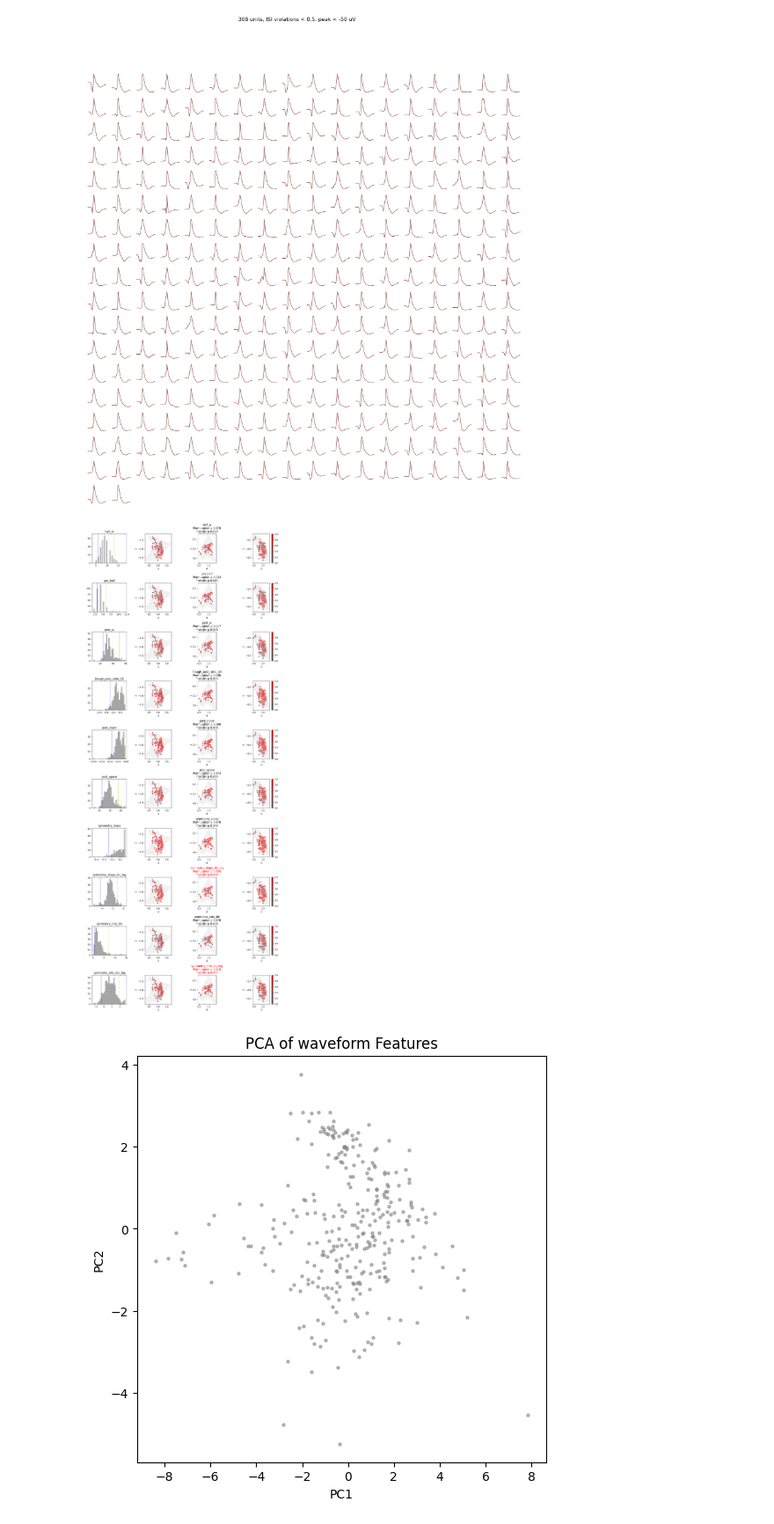
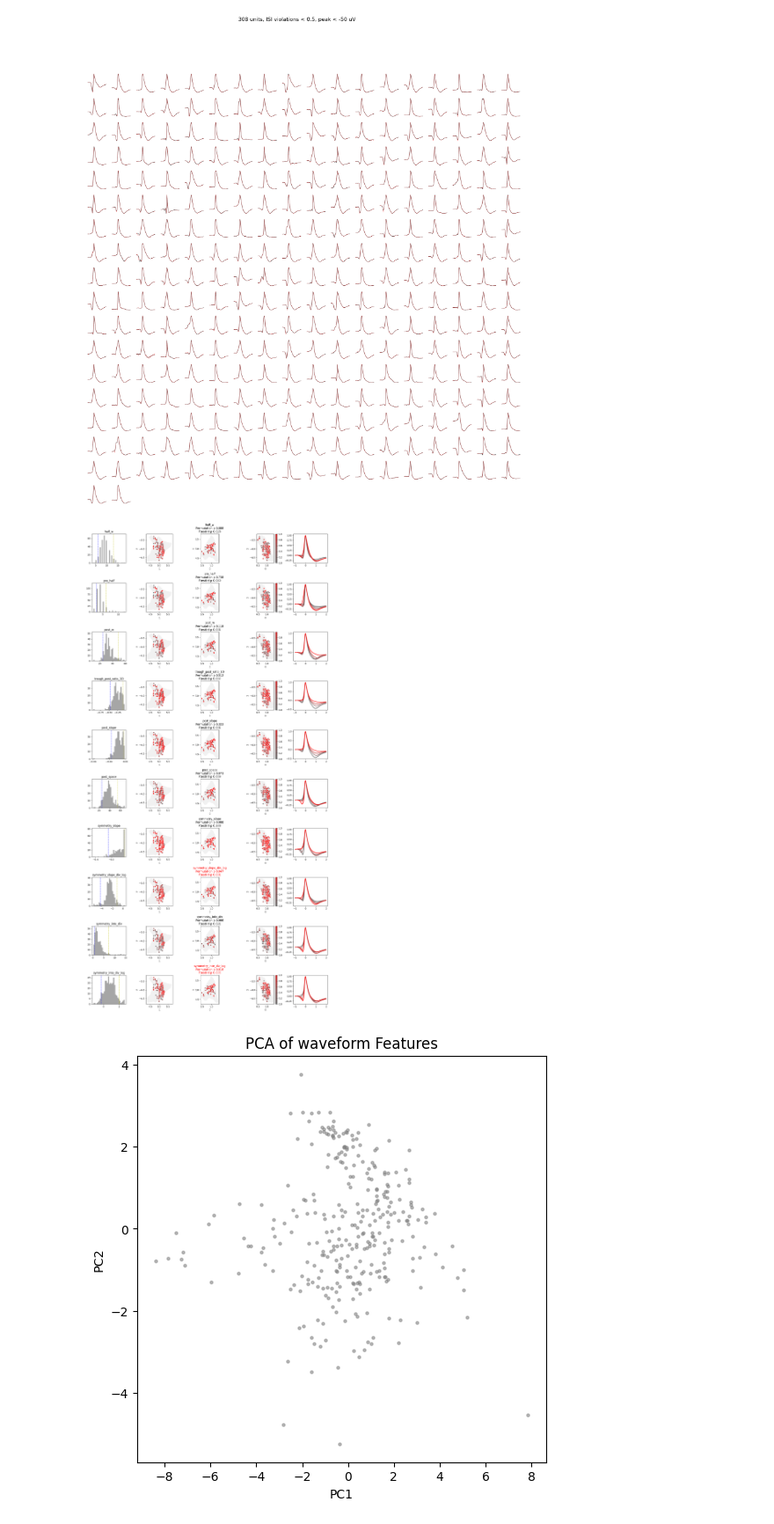
Before and after one commit to AllenNeuralDynamics/aind-beh-ephys-analysis, a Jupyter notebook: code/beh_ephys_analysis/session_combine/manscript_figures/F_waveform_space.ipynb, the cells around one changed output. Shown at 88% size. Drawn from its saved outputs; the diff is of its cells as text; code cells hidden in the pictures.

Commit message:
update manuscript_figures

```diff
--- a/code/beh_ephys_analysis/session_combine/manscript_figures/F_waveform_space.ipynb
+++ b/code/beh_ephys_analysis/session_combine/manscript_figures/F_waveform_space.ipynb
@@ -336,0 +339,11 @@ all_wfs_nl_clean = all_wfs_nl[~np.isnan(all_wfs_nl[:,0])]
+# %%
+fig, ax = plt.subplots(figsize=(6, 4))
+max_abs = np.max(np.abs(all_wfs_nl_clean))
+g = ax.imshow(all_wfs_nl_clean, aspect='auto', cmap='bwr', vmin=-max_abs, vmax=max_abs,
+               extent=[-30/30, 60/30, 0, all_wfs_nl_clean.shape[0]])
+cbar = plt.colorbar(g, ax=ax)
+cbar.set_label('Normalized amplitude', fontsize=12)
+ax.set_xlabel('Time (ms)', fontsize=12)
+ax.set_ylabel('Units', fontsize=12)
+fig.tight_layout()
+plt.savefig(os.path.join(target_folder, f'waveform_all_heatmap.pdf'), dpi=300, bbox_inches='tight')
@@ -419,6 +438,10 @@ for i, feature_name in enumerate(focus_features):
     spatial_dependence_results[feature_name]['linear_trend']['p_value_F_test_vs_intercept_only_fdr'] = pvals_corrected[i]
     spatial_dependence_results[feature_name]['linear_trend']['significant_fdr'] = reject[i]
 # save results
+# save results
+results_file = os.path.join(target_folder, f'spatial_dependence_results_{criteria_name}.pkl')
+with open(results_file, 'wb') as f:
+    pickle.dump(spatial_dependence_results, f)
 # %%
 from matplotlib.colors import Normalize
 from scipy.stats import rankdata
@@ -443,14 +466,14 @@ bregma_LPS_mm = np.array([-5.74, 5.4, -0.45])
 ccfs = ccfs - bregma_LPS_mm
 ccfs[:, ml] = np.abs(ccfs[:, ml])  # mirror ML to left
 planes = {'sag': [ap, dv], 'hor': [ml, ap], 'cor': [ml, dv]}
-
+bin_num = 4
 # Precompute high-resolution mesh contours
 mesh_contours = {
     plane_name: project_to_plane(mesh_vertices_lps, plane_axes, pitch=0.02, margin=0.5)
     for plane_name, plane_axes in planes.items()
 }
 
-fig, axes = plt.subplots(len(focus_features), 4, figsize=(12, 3*len(focus_features)))
+fig, axes = plt.subplots(len(focus_features), 5, figsize=(15, 3*len(focus_features)))
 
 for ind, feature in enumerate(focus_features):
     ax = axes[ind, 0]
@@ -469,6 +492,16 @@ for ind, feature in enumerate(focus_features):
     # color_code_nl = rankdata(color_code_nl) / len(color_code_nl)
     sort_ind = np.argsort(color_code_nl)
     # sort_ind = np.random.permutation(sort_ind)  # randomize the order within same color
+    bin_edges = np.quantile(color_code, np.linspace(0, 1, bin_num + 1))
+    ax = axes[ind, -1]
+    for b in range(bin_num):
+        bin_mask = (color_code >= bin_edges[b]) & (color_code < bin_edges[b + 1])
+        mean_wf = np.nanmean(all_wfs_nl[filter][bin_mask], axis=0)
+        mean_sem = np.nanstd(all_wfs_nl[filter][bin_mask], axis=0) / np.sqrt(np.sum(bin_mask))
+        ax.plot(pc_time, mean_wf, label=f'Bin {b + 1} ({bin_edges[b]:.2f}-{bin_edges[b + 1]:.2f})',
+                color=cmap(b / (bin_num - 1)), linewidth=2)
+        ax.fill_between(pc_time, mean_wf - mean_sem, mean_wf + mean_sem, color=cmap(b / (bin_num - 1)),
+                        alpha=0.3)
     for plane, ax in zip(planes.keys(), axes[ind, 1:]):
         # Plot the mesh
         for c in mesh_contours[plane]:
@@ -487,34 +520,34 @@ for ind, feature in enumerate(focus_features):
             angles='xy', scale_units='xy', scale=3,
             color='k', width=0.01, alpha=0.8
         )
 
         if plane == 'hor':
             if spatial_dependence_results[feature]['cv_predictability_knn']['significant_fdr']:
                 title_color = 'red'
             else:
                 title_color = 'black'
             ax.set_title(
                 f"{feature}\n"
                 f"Permutation p {spatial_dependence_results[feature]['cv_predictability_knn']['p_value_permutation_fdr']:.3f}\n"
                 f"Ftest(lr) p {spatial_dependence_results[feature]['linear_trend']['p_value_F_test_vs_intercept_only_fdr']:.3f}",
                 color=title_color
             )
         ax.set_xlabel(planes[plane][0])
         ax.set_ylabel(planes[plane][1])
         # set equal aspect ratio
         ax.set_aspect('equal')
         # if planes[plane][1] == dv:
         #     ax.invert_yaxis()
             # ax.set_ylim(-5, -3)
         if plane == 'cor':
             fig.colorbar(sc, ax=ax, orientation='vertical', fraction=0.05)
 
 
 plt.tight_layout()
 plt.savefig(os.path.join(target_folder, f'wf_feature_in_space_{criteria_name}.pdf'), dpi=300, bbox_inches='tight')
 plt.savefig(os.path.join(target_folder, f'wf_feature_in_space_{criteria_name}.png'), dpi=300, bbox_inches='tight')
 # %% [output]
-[figure, old version]
+[figure, new version]
 # %%
 from sklearn.decomposition import PCA
 feature_mat = combined_features[focus_features].values[filter]
```
Also changed, not shown: parts of 9 cells of this notebook, 7 other files.
